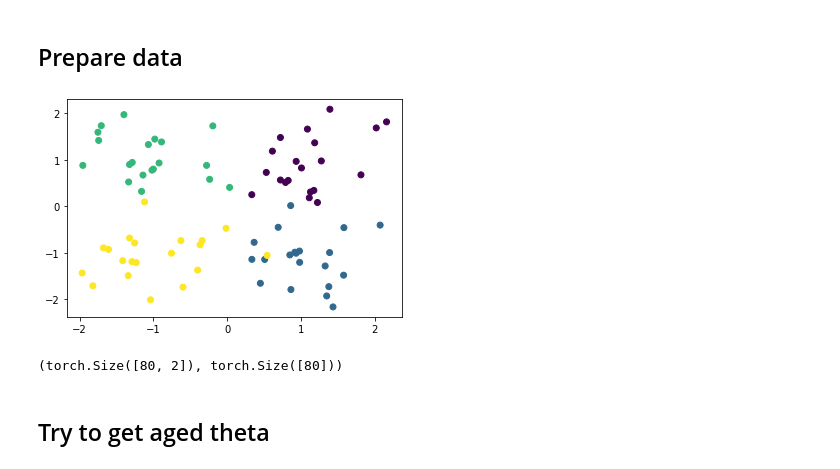
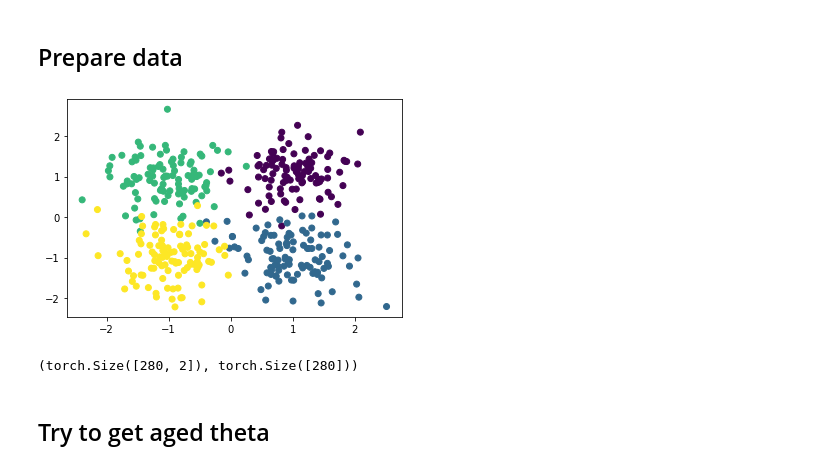
Before and after one commit to Neuromophic/Aging-aware-training, a Jupyter notebook: AgingAwareTraining.ipynb, the cells around one changed output. Saved outputs shown, nothing was run; the diff lists cells and outputs as text; code cells hidden in the pictures.

```diff
--- a/AgingAwareTraining.ipynb
+++ b/AgingAwareTraining.ipynb
@@ -97,14 +97,19 @@ for k in age_models:
 # %% [markdown]
 ## Prepare data
 # %%
-X, Y = data.GenerateData(var=0.5, plot=True)
-X, Y = X.T, Y.T.flatten()
-x, y = torch.from_numpy(X).type(torch.FloatTensor), torch.from_numpy(Y).type(torch.LongTensor)
-x, y = Variable(x), Variable(y)
-x.shape, y.shape
+np.random.seed(1)
+X, Y = data.GenerateData(N=400, var=0.5, plot=True)
+X_train, Y_train, X_valid, Y_valid = data.SplitData(X, Y, 0.7)
+X_train, Y_train, X_valid, Y_valid = X_train.T, Y_train.T.flatten(), X_valid.T, Y_valid.T.flatten()
+
+x_train, y_train = torch.from_numpy(X_train).type(torch.FloatTensor), torch.from_numpy(Y_train).type(torch.LongTensor)
+x_valid, y_valid = torch.from_numpy(X_valid).type(torch.FloatTensor), torch.from_numpy(Y_valid).type(torch.LongTensor)
+x_train, y_train = Variable(x_train), Variable(y_train)
+x_valid, y_valid = Variable(x_valid), Variable(y_valid)
+x_train.shape, y_train.shape
 # %% [output]
-[figure, old version]
+[figure, new version]
-(torch.Size([80, 2]), torch.Size([80]))
+(torch.Size([280, 2]), torch.Size([280]))
 # %% [markdown]
 ## Try to get aged theta
 # %%
```
Also changed, not shown: parts of 17 cells of this notebook, 2 other files.
